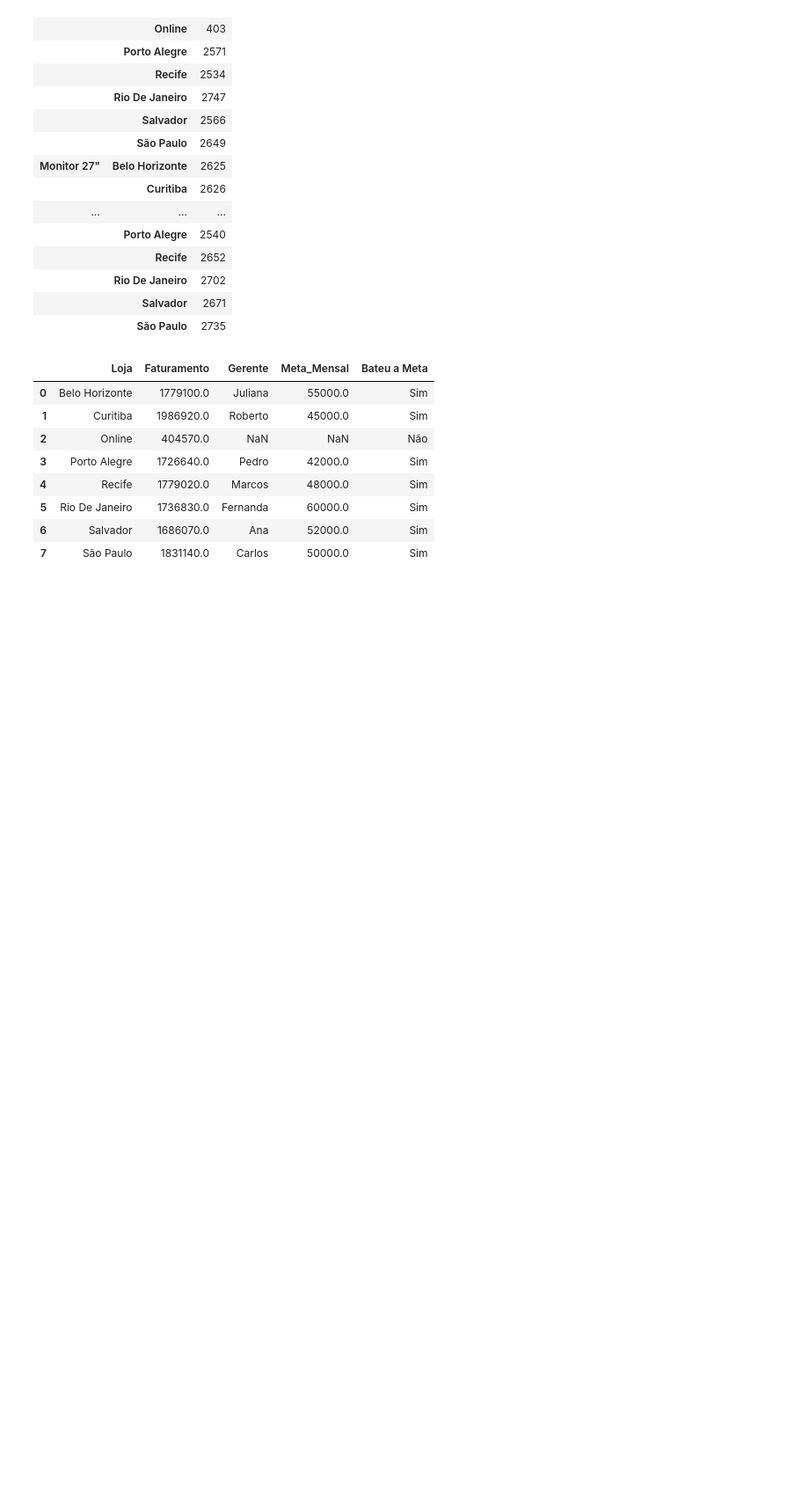
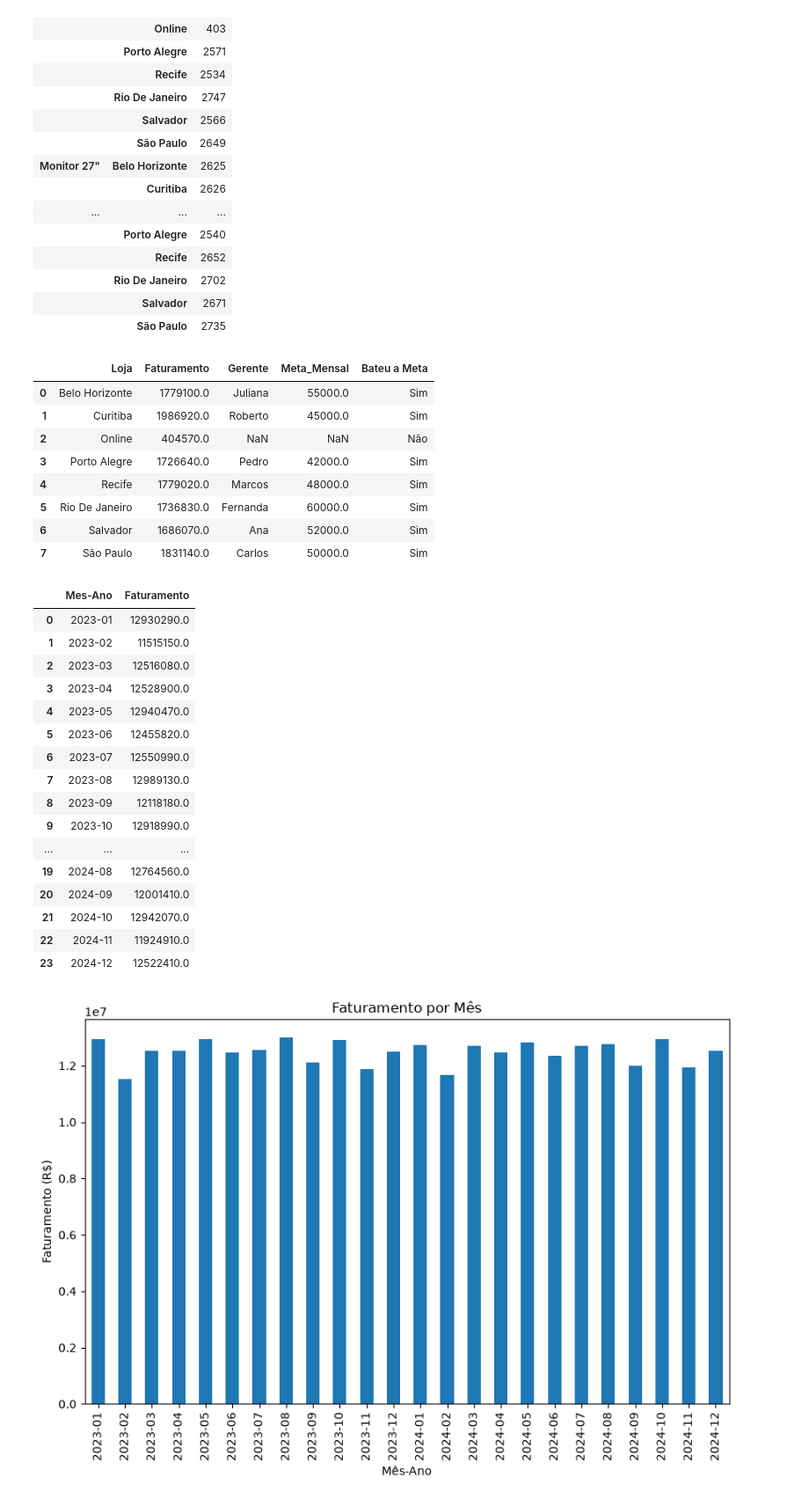
Before and after one commit to ycxs12/projeto-etl-hashtag-estudo, a Jupyter notebook: Projeto ETL.ipynb, the cells around one changed output. Shown at 88% size. Saved outputs shown, nothing was run; the diff lists cells and outputs as text; code cells hidden in the pictures; blank space fills up the shorter version.

```diff
--- a/Projeto ETL.ipynb
+++ b/Projeto ETL.ipynb
@@ -393,3 +393,27 @@ display(df_vendas_jan_2023)
 | 5 | Rio De Janeiro | 1736830.0 | Fernanda | 60000.0 | Sim |
 | 6 | Salvador | 1686070.0 | Ana | 52000.0 | Sim |
 | 7 | São Paulo | 1831140.0 | Carlos | 50000.0 | Sim |
+# %%
+df_analise['Mes-Ano'] = df_analise['Data'].dt.to_period('M')
+df_vendas_mes = df_analise[['Mes-Ano', 'Faturamento']].groupby('Mes-Ano', as_index=False).sum()
+df_vendas_mes.plot(x='Mes-Ano', y='Faturamento', kind='bar', title='Faturamento por Mês', xlabel='Mês-Ano', ylabel='Faturamento (R$)', legend=False, figsize=(10, 6))
+display(df_vendas_mes)
+# %% [output]
+|  | Mes-Ano | Faturamento |
+| 0 | 2023-01 | 12930290.0 |
+| 1 | 2023-02 | 11515150.0 |
+| 2 | 2023-03 | 12516080.0 |
+| 3 | 2023-04 | 12528900.0 |
+| 4 | 2023-05 | 12940470.0 |
+| 5 | 2023-06 | 12455820.0 |
+| 6 | 2023-07 | 12550990.0 |
+| 7 | 2023-08 | 12989130.0 |
+| 8 | 2023-09 | 12118180.0 |
+| 9 | 2023-10 | 12918990.0 |
+| ... | ... | ... |
+| 19 | 2024-08 | 12764560.0 |
+| 20 | 2024-09 | 12001410.0 |
+| 21 | 2024-10 | 12942070.0 |
+| 22 | 2024-11 | 11924910.0 |
+| 23 | 2024-12 | 12522410.0 |
+[figure, added]
```
